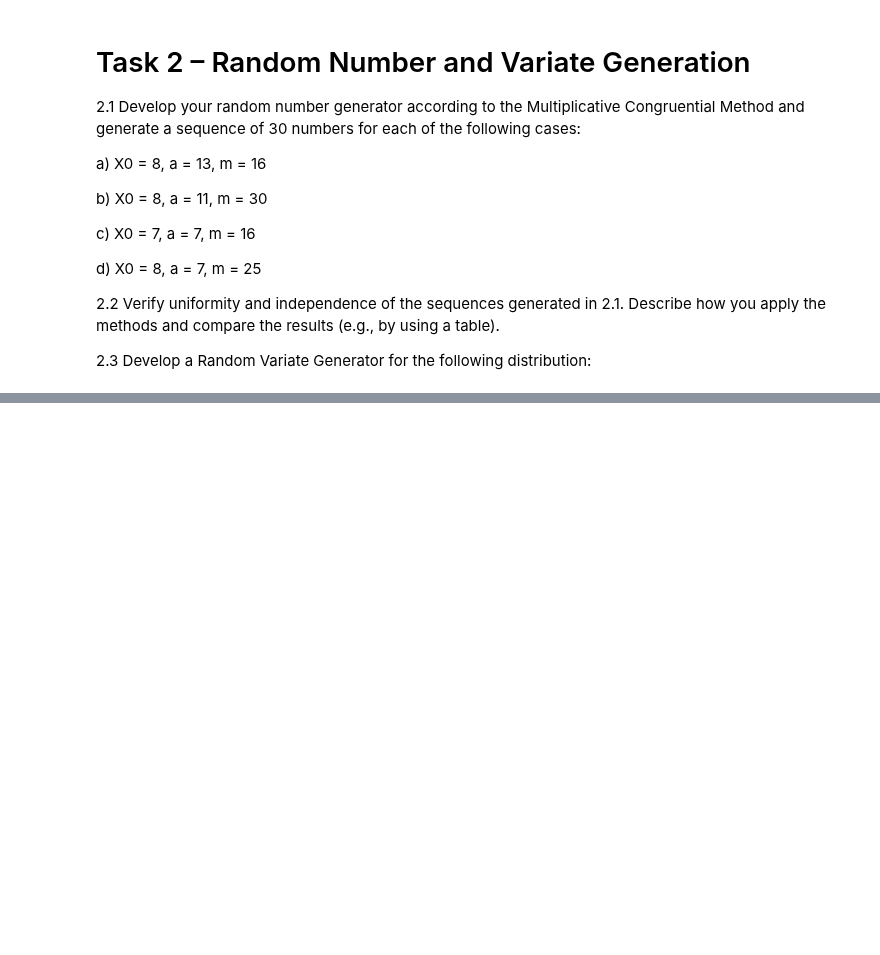
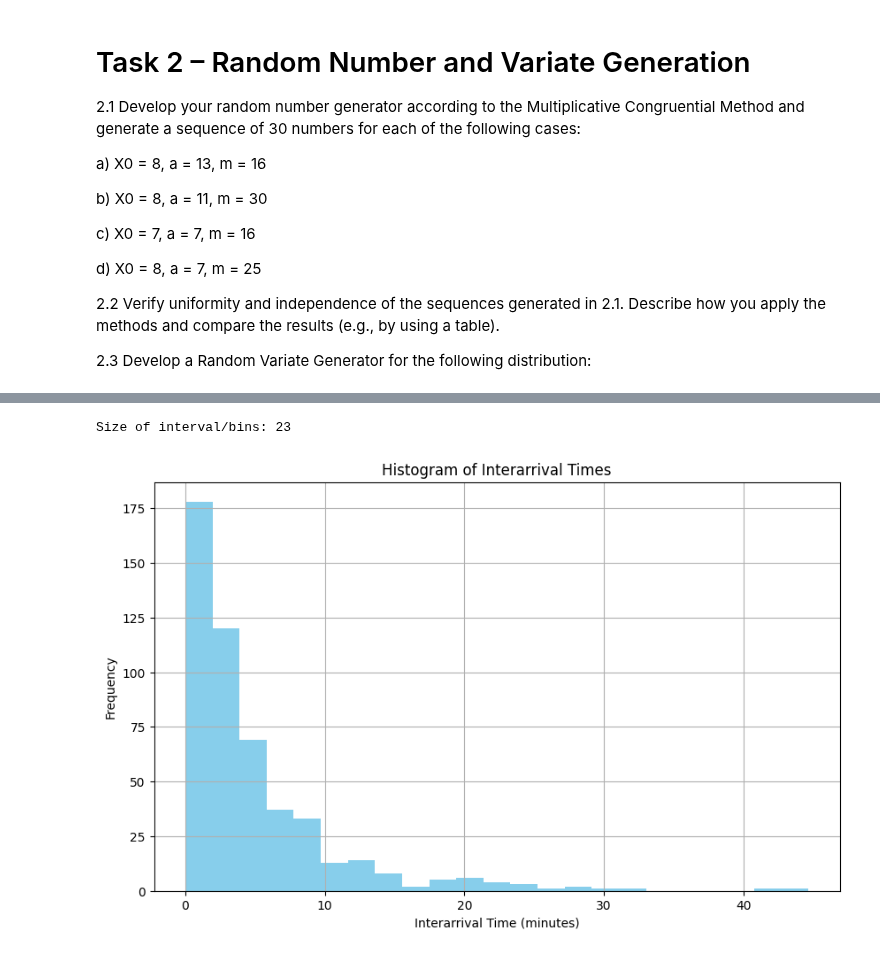
Before and after one commit to MScSoftwareTechnology2024-2025/1S_systems_modeling_and_simulation, a Jupyter notebook: A1/main.ipynb, the cells around one changed output, grey strips where cells are left out. Cells and saved outputs as stored; diff of their text form; code cells hidden in the pictures; blank space fills up the shorter version.

```diff
--- a/A1/main.ipynb
+++ b/A1/main.ipynb
@@ -552,0 +596,3 @@ U: 0.2550690257394217 x: 1.5152328594412374
+# %%
+data = pd.read_csv('data.csv')
+print(data.head(10))
@@ -552,0 +635,33 @@ U: 0.2550690257394217 x: 1.5152328594412374
+# %%
+# Get mu(service-rate) and lambda(interarrival time) for food truck
+
+size_of_interval = math.sqrt(len(data))
+size_of_interval = math.ceil(size_of_interval)
+size_of_interval = int(size_of_interval)
+print(f"Size of interval/bins: {size_of_interval}")
+
+def calculate_inter_arrival_times():
+    order_times_sorted = data["Order Date"].sort_values()
+    order_times = order_times_sorted.tolist()
+    order_dates = [datetime.strptime(date, "%Y-%m-%d %H:%M:%S") for date in order_times]
+    inter_arrival_times = []
+    for i in range(1, len(order_dates)):
+        current_time = order_dates[i]
+        previous_time = order_dates[i-1]
+        diff = current_time - previous_time
+        diff_in_minutes = diff.total_seconds() / 60
+        inter_arrival_times.append(diff_in_minutes)
+    return inter_arrival_times
+
+inter_arrival_times = calculate_inter_arrival_times()
+
+plt.figure(figsize=(10, 6))
+plt.hist(inter_arrival_times, bins=size_of_interval, color='skyblue')
+plt.title('Histogram of Interarrival Times')
+plt.xlabel('Interarrival Time (minutes)')
+plt.ylabel('Frequency')
+plt.grid(True)
+plt.show()
+# %% [output]
+Size of interval/bins: 23
+[figure, added]
```
Also changed, not shown: parts of 15 cells of this notebook, 9 other files.
